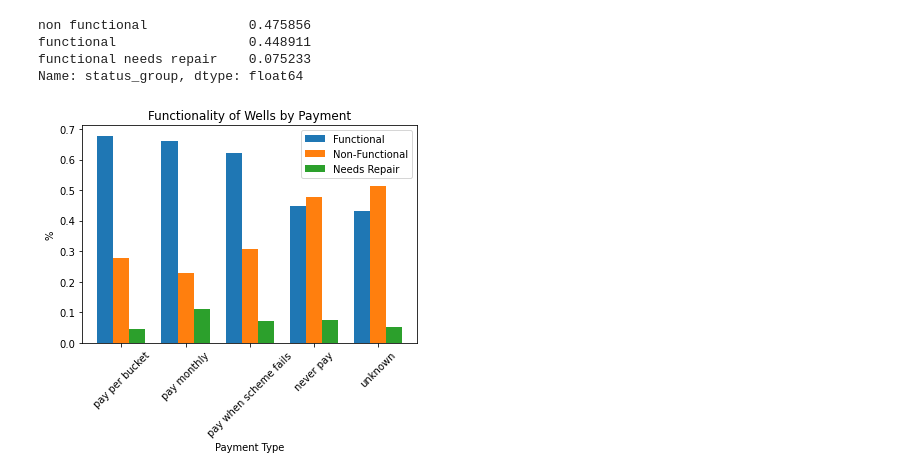
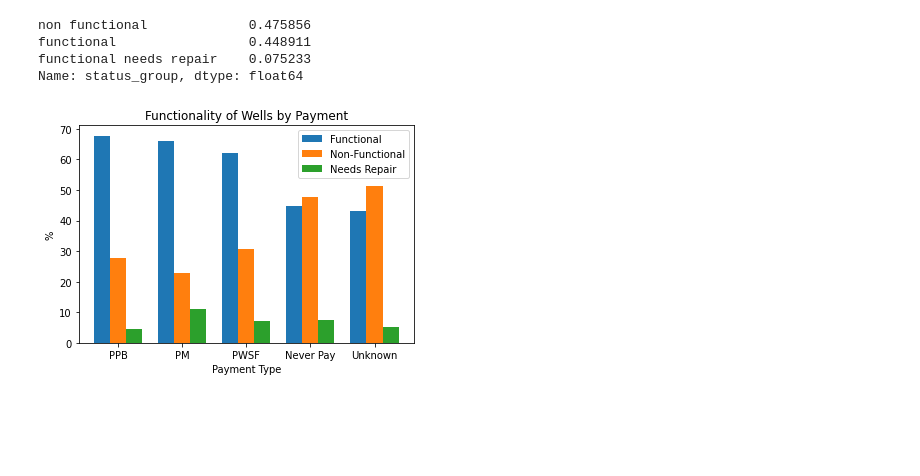
Before and after one commit to RaulCTorres/Tanzanian_Water_Wells, a Jupyter notebook: Scratch_code/Drew_scratch_code.ipynb, the cells around one changed output. Drawn from its saved outputs; the diff is of its cells as text; code cells hidden in the pictures; blank space fills up the shorter version.

Commit message:
Updated visuals

```diff
--- a/Scratch_code/Drew_scratch_code.ipynb
+++ b/Scratch_code/Drew_scratch_code.ipynb
@@ -510,9 +510,9 @@ quan_func_need_repair = []
 
 for label in quan_labels:
     counts = df.loc[df["quantity"] == label]["status_group"].value_counts(normalize=True)
-    quan_func.append(counts["functional"])
-    quan_nonfunc.append(counts["non functional"])
-    quan_func_need_repair.append(counts["functional needs repair"])
+    quan_func.append(counts["functional"]*100)
+    quan_nonfunc.append(counts["non functional"]*100)
+    quan_func_need_repair.append(counts["functional needs repair"]*100)
 # %%
 x = np.arange(len(quan_labels))
 width = 0.25
@@ -566,7 +566,7 @@ non functional             0.299888
 functional needs repair    0.100859
 Name: status_group, dtype: float64
 # %%
-ext_labels = ['gravity', 'nira/tanira', 'other', 'submersible', 'swn 80']
+ext_labels = ['gravity', 'nira/tanira', 'submersible', 'swn 80', 'other']
 
 ext_func = []
 ext_nonfunc = []
@@ -574,9 +574,9 @@ ext_func_need_repair = []
 
 for label in ext_labels:
     counts = df.loc[df["extraction_type"] == label]["status_group"].value_counts(normalize=True)
-    ext_func.append(counts["functional"])
-    ext_nonfunc.append(counts["non functional"])
-    ext_func_need_repair.append(counts["functional needs repair"])
+    ext_func.append(counts["functional"]*100)
+    ext_nonfunc.append(counts["non functional"]*100)
+    ext_func_need_repair.append(counts["functional needs repair"]*100)
 # %%
 x = np.arange(len(ext_labels))
 width = 0.25
@@ -627,30 +627,29 @@ pay_func_need_repair = []
 
 for label in pay_labels:
     counts = df.loc[df["payment"] == label]["status_group"].value_counts(normalize=True)
-    pay_func.append(counts["functional"])
-    pay_nonfunc.append(counts["non functional"])
-    pay_func_need_repair.append(counts["functional needs repair"])
+    pay_func.append(counts["functional"]*100)
+    pay_nonfunc.append(counts["non functional"]*100)
+    pay_func_need_repair.append(counts["functional needs repair"]*100)
 # %%
 x = np.arange(len(pay_labels))
 width = 0.25
 
 fig, ax = plt.subplots()
 
 r1 = np.arange(len(pay_func))
 r2 = [x + width for x in r1]
 r3 = [x + width for x in r2]
 
 ax.bar(r1, pay_func, width, label='Functional')
 ax.bar(r2, pay_nonfunc, width, label='Non-Functional')
 ax.bar(r3, pay_func_need_repair, width, label='Needs Repair')
 
 ax.set_ylabel('%')
 ax.set_title('Functionality of Wells by Payment')
 ax.set_xlabel('Payment Type')
-plt.xticks([r + width for r in range(len(pay_func))], ['pay per bucket', 'pay monthly', 'pay when scheme fails', 'never pay', 'unknown'],
-          rotation=45)
-ax.legend()
+plt.xticks([r + width for r in range(len(pay_func))], ['PPB', 'PM', 'PWSF', 'Never Pay', 'Unknown'],)
+ax.legend();
 
-# plt.savefig("../Images/payment.jpg", dpi=600, bbox_inches="tight", transparent=True);
+# plt.savefig("../Images/payment.png", dpi=600, bbox_inches="tight", transparent=True);
 # %% [output]
-[figure, old version]
+[figure, new version]
```
Also changed, not shown: parts of 7 cells of this notebook, 3 other files.
